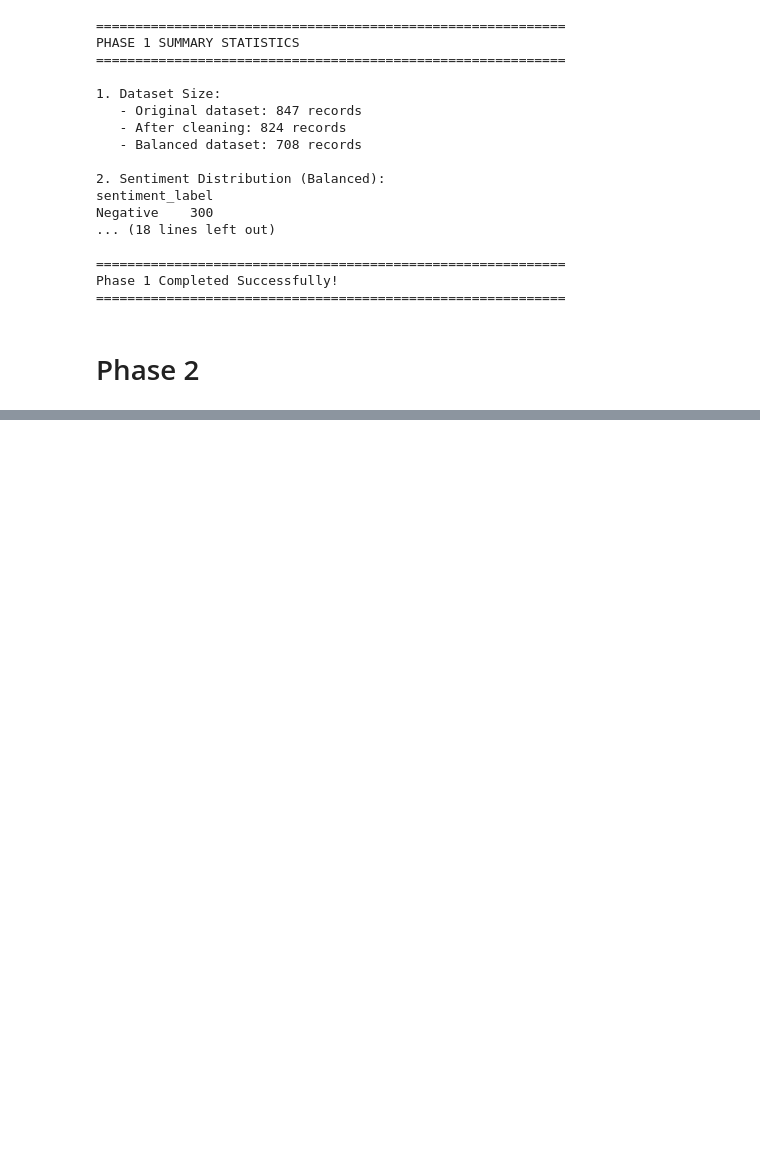
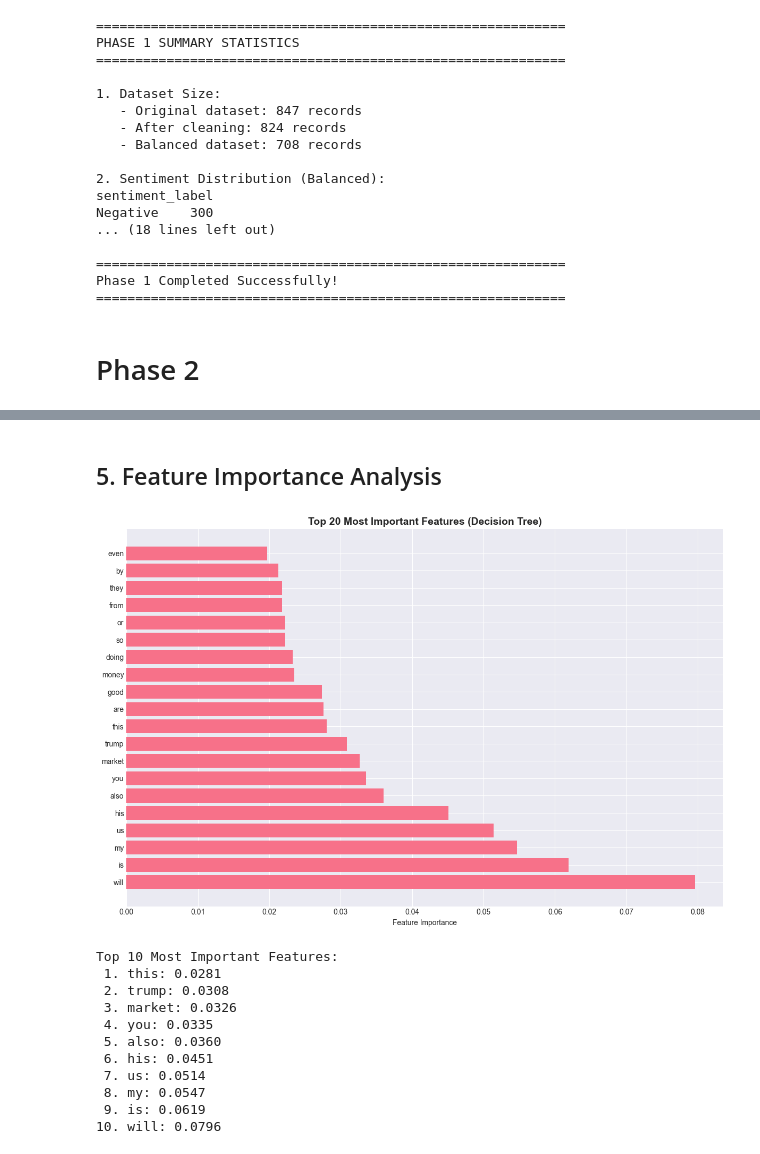
Before and after one commit to kangjwme/DM2025-Lab1-Exercise, a Jupyter notebook: DM2025-Lab1-Homework.ipynb, the cells around one changed output, grey strips where cells are left out. Drawn from its saved outputs; the diff is of its cells as text; code cells hidden in the pictures; blank space fills up the shorter version.

```diff
--- a/DM2025-Lab1-Homework.ipynb
+++ b/DM2025-Lab1-Homework.ipynb
@@ -656,0 +876,13 @@ Phase 1 Completed Successfully!
+# %%
+# Decision Tree Classification with Term Frequency Features
+dt_classifier = DecisionTreeClassifier(random_state=42, max_depth=10)
+dt_classifier.fit(X_train, y_train)
+
+# Make predictions
+y_pred_dt = dt_classifier.predict(X_test)
+
+# Evaluate performance
+print("=== Decision Tree Classification Results (Term Frequency) ===")
+print(f"Accuracy: {accuracy_score(y_test, y_pred_dt):.4f}")
+print("\nClassification Report:")
+print(classification_report(y_test, y_pred_dt, digits=4))
@@ -656,0 +930,38 @@ Phase 1 Completed Successfully!
+# %% [markdown]
+## 5. Feature Importance Analysis
+# %%
+# Analyze feature importance from Decision Tree
+feature_names = X_train.columns
+feature_importance = dt_classifier.feature_importances_
+
+# Get top 20 most important features
+top_features_idx = np.argsort(feature_importance)[-20:]
+top_features = feature_names[top_features_idx]
+top_importance = feature_importance[top_features_idx]
+
+# Visualize feature importance
+plt.figure(figsize=(12, 8))
+plt.barh(range(len(top_features)), top_importance)
+plt.yticks(range(len(top_features)), top_features)
+plt.xlabel('Feature Importance')
+plt.title('Top 20 Most Important Features (Decision Tree)', fontsize=14, fontweight='bold')
+plt.gca().invert_yaxis()
+plt.tight_layout()
+plt.show()
+
+print("Top 10 Most Important Features:")
+for i, (feature, importance) in enumerate(zip(top_features[-10:], top_importance[-10:])):
+    print(f"{i+1:2d}. {feature}: {importance:.4f}")
+# %% [output]
+[figure, added]
+Top 10 Most Important Features:
+ 1. this: 0.0281
+ 2. trump: 0.0308
+ 3. market: 0.0326
+ 4. you: 0.0335
+ 5. also: 0.0360
+ 6. his: 0.0451
+ 7. us: 0.0514
+ 8. my: 0.0547
+ 9. is: 0.0619
+10. will: 0.0796
```
Also changed, not shown: parts of 19 cells of this notebook, 4 other files.
